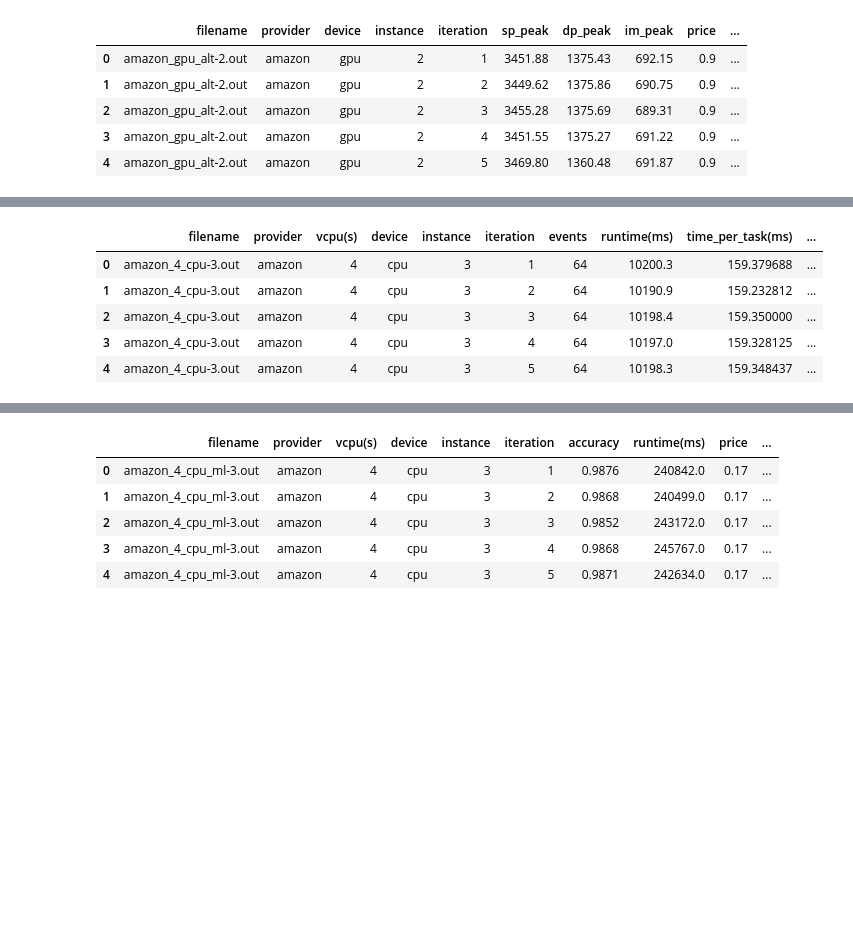
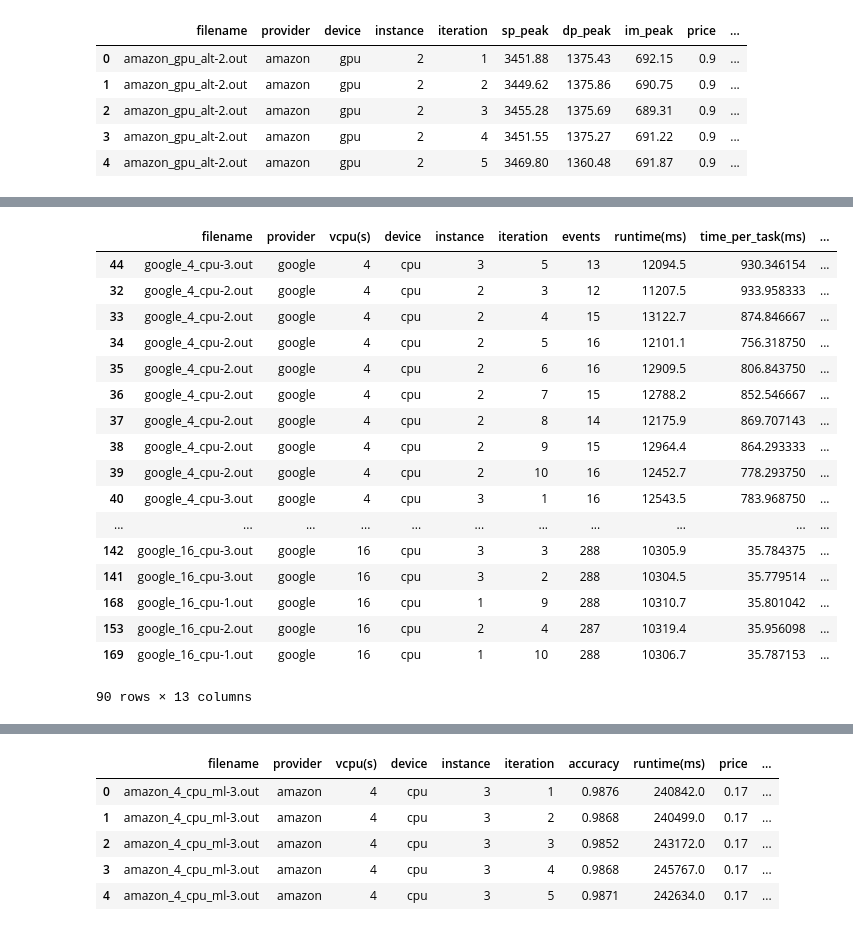
Before and after one commit to mzj14/cs739-project-2, a Jupyter notebook: process_results.ipynb, the cells around one changed output, grey strips where cells are left out. Saved outputs shown, nothing was run; the diff lists cells and outputs as text; code cells hidden in the pictures; blank space fills up the shorter version.

```diff
--- a/process_results.ipynb
+++ b/process_results.ipynb
@@ -168,9 +172,21 @@ summarized_gpu_ml.head()
-# %%
-summarized_cpu.head()
-# %% [output]
-|  | filename | provider | vcpu(s) | device | instance | iteration | events | runtime(ms) | time_per_task(ms) | ... |
-| 0 | amazon_4_cpu-3.out | amazon | 4 | cpu | 3 | 1 | 64 | 10200.3 | 159.379688 | ... |
-| 1 | amazon_4_cpu-3.out | amazon | 4 | cpu | 3 | 2 | 64 | 10190.9 | 159.232812 | ... |
-| 2 | amazon_4_cpu-3.out | amazon | 4 | cpu | 3 | 3 | 64 | 10198.4 | 159.350000 | ... |
-| 3 | amazon_4_cpu-3.out | amazon | 4 | cpu | 3 | 4 | 64 | 10197.0 | 159.328125 | ... |
-| 4 | amazon_4_cpu-3.out | amazon | 4 | cpu | 3 | 5 | 64 | 10198.3 | 159.348437 | ... |
+# %%
+summarized_cpu[summarized_cpu['provider'] == 'google'].sort_values('vcpu(s)')
+# %% [output]
+|  | filename | provider | vcpu(s) | device | instance | iteration | events | runtime(ms) | time_per_task(ms) | ... |
+| 44 | google_4_cpu-3.out | google | 4 | cpu | 3 | 5 | 13 | 12094.5 | 930.346154 | ... |
+| 32 | google_4_cpu-2.out | google | 4 | cpu | 2 | 3 | 12 | 11207.5 | 933.958333 | ... |
+| 33 | google_4_cpu-2.out | google | 4 | cpu | 2 | 4 | 15 | 13122.7 | 874.846667 | ... |
+| 34 | google_4_cpu-2.out | google | 4 | cpu | 2 | 5 | 16 | 12101.1 | 756.318750 | ... |
+| 35 | google_4_cpu-2.out | google | 4 | cpu | 2 | 6 | 16 | 12909.5 | 806.843750 | ... |
+| 36 | google_4_cpu-2.out | google | 4 | cpu | 2 | 7 | 15 | 12788.2 | 852.546667 | ... |
+| 37 | google_4_cpu-2.out | google | 4 | cpu | 2 | 8 | 14 | 12175.9 | 869.707143 | ... |
+| 38 | google_4_cpu-2.out | google | 4 | cpu | 2 | 9 | 15 | 12964.4 | 864.293333 | ... |
+| 39 | google_4_cpu-2.out | google | 4 | cpu | 2 | 10 | 16 | 12452.7 | 778.293750 | ... |
+| 40 | google_4_cpu-3.out | google | 4 | cpu | 3 | 1 | 16 | 12543.5 | 783.968750 | ... |
+| ... | ... | ... | ... | ... | ... | ... | ... | ... | ... | ... |
+| 142 | google_16_cpu-3.out | google | 16 | cpu | 3 | 3 | 288 | 10305.9 | 35.784375 | ... |
+| 141 | google_16_cpu-3.out | google | 16 | cpu | 3 | 2 | 288 | 10304.5 | 35.779514 | ... |
+| 168 | google_16_cpu-1.out | google | 16 | cpu | 1 | 9 | 288 | 10310.7 | 35.801042 | ... |
+| 153 | google_16_cpu-2.out | google | 16 | cpu | 2 | 4 | 287 | 10319.4 | 35.956098 | ... |
+| 169 | google_16_cpu-1.out | google | 16 | cpu | 1 | 10 | 288 | 10306.7 | 35.787153 | ... |
+90 rows × 13 columns
```
Also changed, not shown: parts of 7 cells of this notebook, 19 other files.
